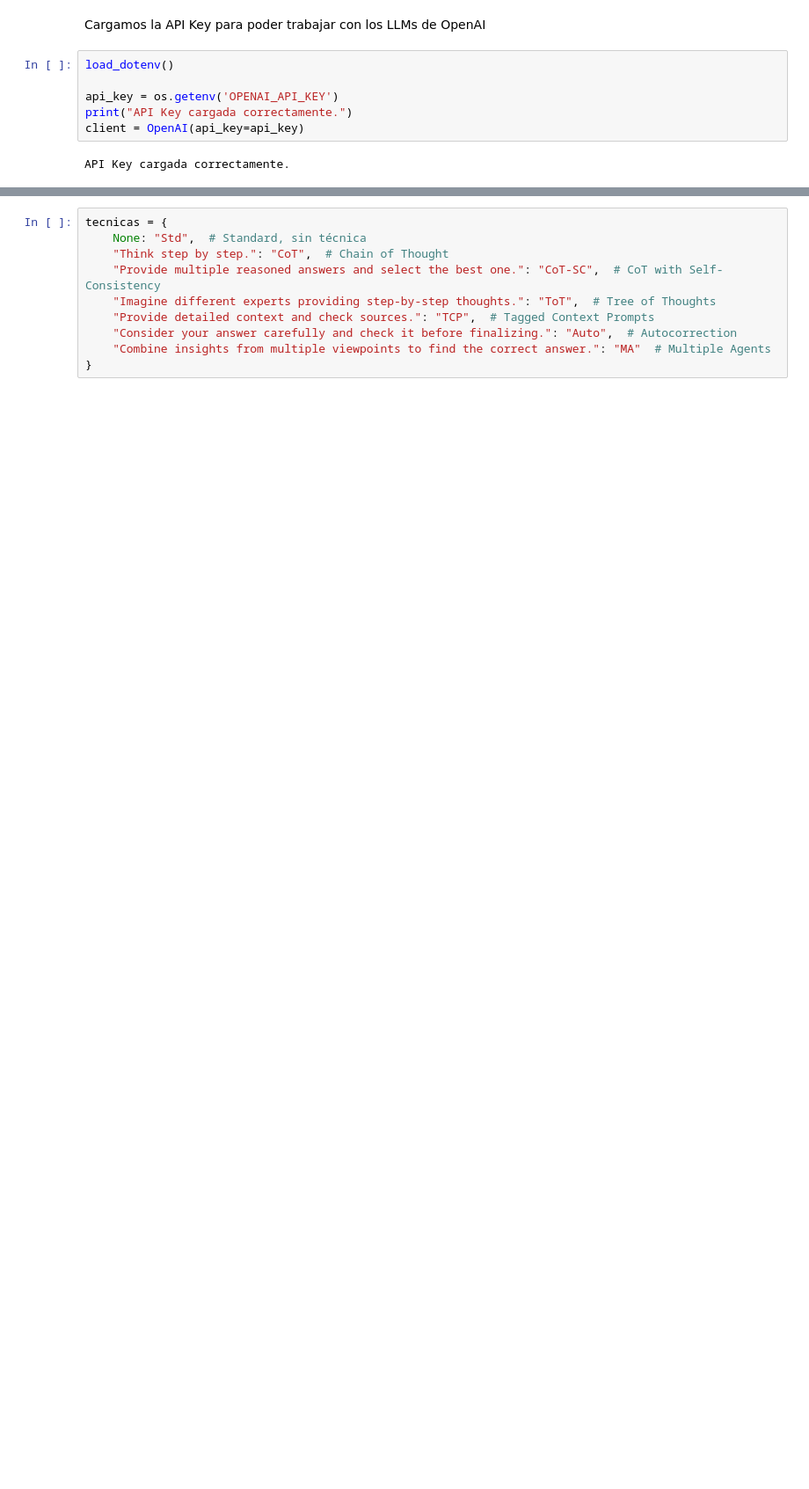
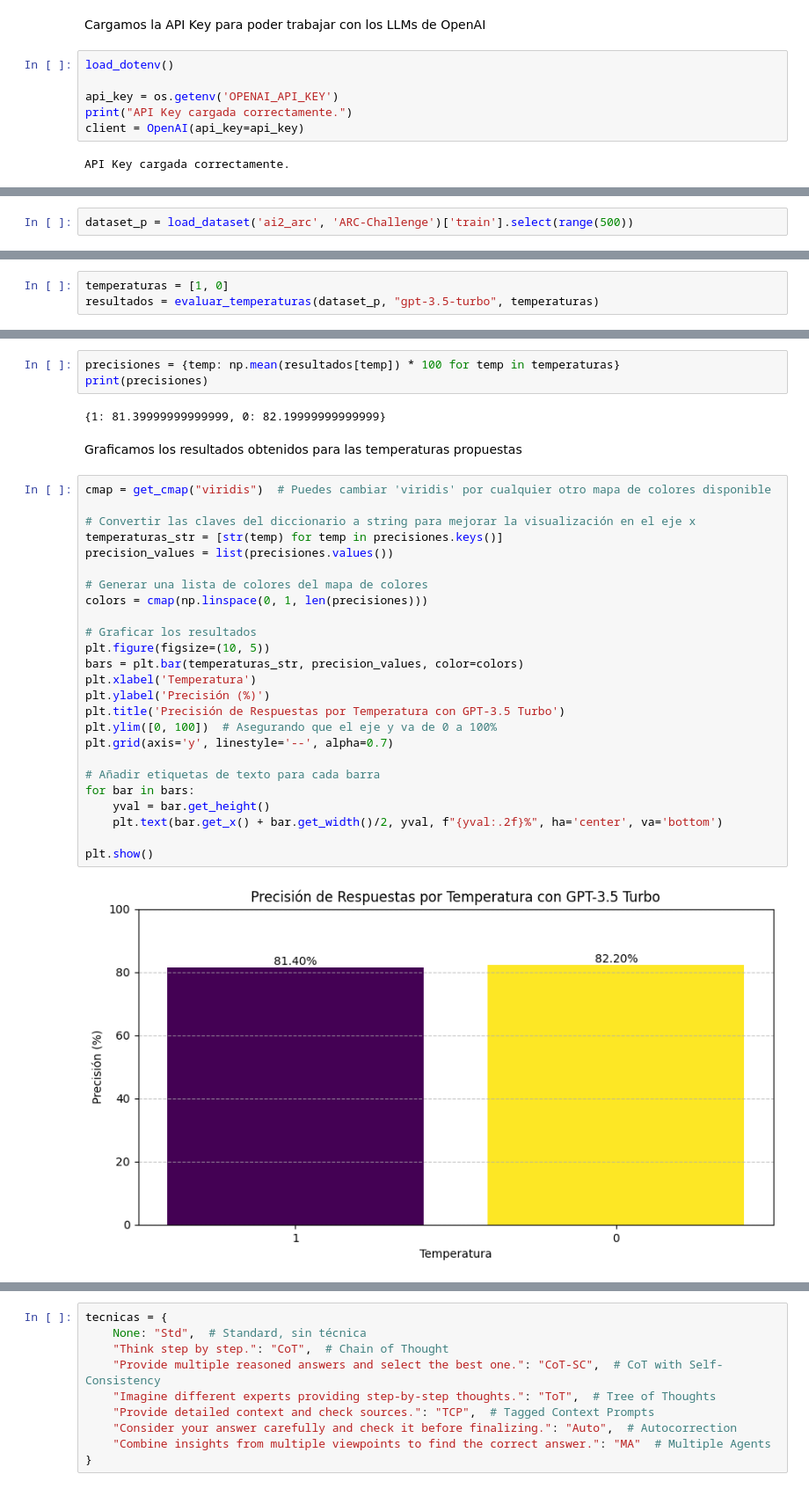
Before and after one commit to GonzaloPahissa/TFG_Gonzalo_Arguedas, a Jupyter notebook: src/OpenAI.ipynb, the cells around one changed output, grey strips where cells are left out. Shown at 88% size. Cells and saved outputs as stored; diff of their text form; blank space fills up the shorter version.

```diff
--- a/src/OpenAI.ipynb
+++ b/src/OpenAI.ipynb
@@ -63,0 +71,2 @@ API Key cargada correctamente.
+# %%
+dataset_p = load_dataset('ai2_arc', 'ARC-Challenge')['train'].select(range(500))
@@ -63,0 +138,3 @@ API Key cargada correctamente.
+# %%
+temperaturas = [1, 0]
+resultados = evaluar_temperaturas(dataset_p, "gpt-3.5-turbo", temperaturas)
@@ -63,0 +159,34 @@ API Key cargada correctamente.
+# %%
+precisiones = {temp: np.mean(resultados[temp]) * 100 for temp in temperaturas}
+print(precisiones)
+# %% [output]
+{1: 81.39999999999999, 0: 82.19999999999999}
+# %% [markdown]
+Graficamos los resultados obtenidos para las temperaturas propuestas
+# %%
+cmap = get_cmap("viridis")  # Puedes cambiar 'viridis' por cualquier otro mapa de colores disponible
+
+# Convertir las claves del diccionario a string para mejorar la visualización en el eje x
+temperaturas_str = [str(temp) for temp in precisiones.keys()]
+precision_values = list(precisiones.values())
+
+# Generar una lista de colores del mapa de colores
+colors = cmap(np.linspace(0, 1, len(precisiones)))
+
+# Graficar los resultados
+plt.figure(figsize=(10, 5))
+bars = plt.bar(temperaturas_str, precision_values, color=colors)
+plt.xlabel('Temperatura')
+plt.ylabel('Precisión (%)')
+plt.title('Precisión de Respuestas por Temperatura con GPT-3.5 Turbo')
+plt.ylim([0, 100])  # Asegurando que el eje y va de 0 a 100%
+plt.grid(axis='y', linestyle='--', alpha=0.7)
+
+# Añadir etiquetas de texto para cada barra
+for bar in bars:
+    yval = bar.get_height()
+    plt.text(bar.get_x() + bar.get_width()/2, yval, f"{yval:.2f}%", ha='center', va='bottom')
+
+plt.show()
+# %% [output]
+[figure, added]
```
Also changed, not shown: parts of 57 cells of this notebook.
